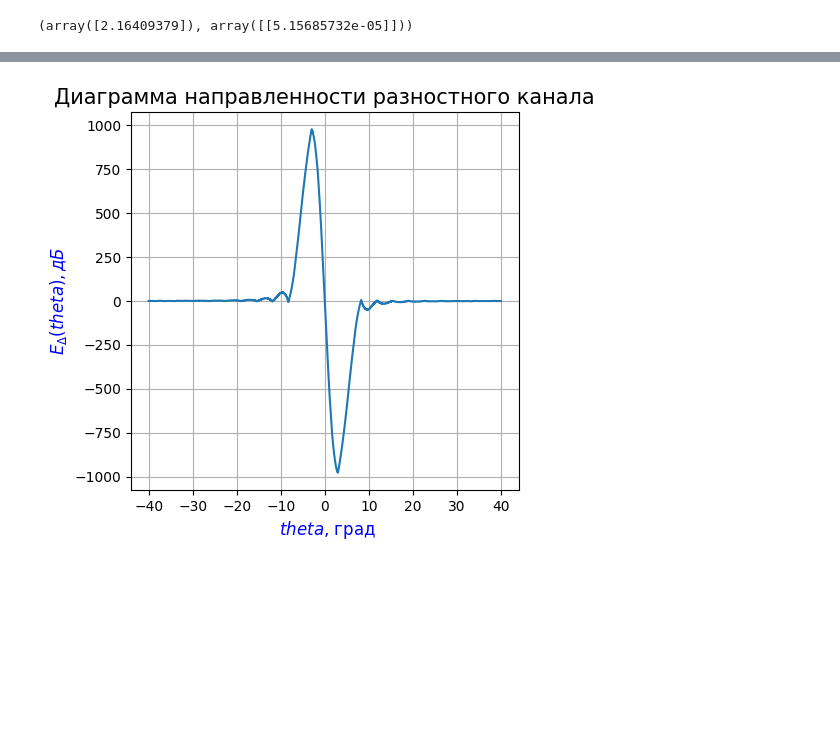
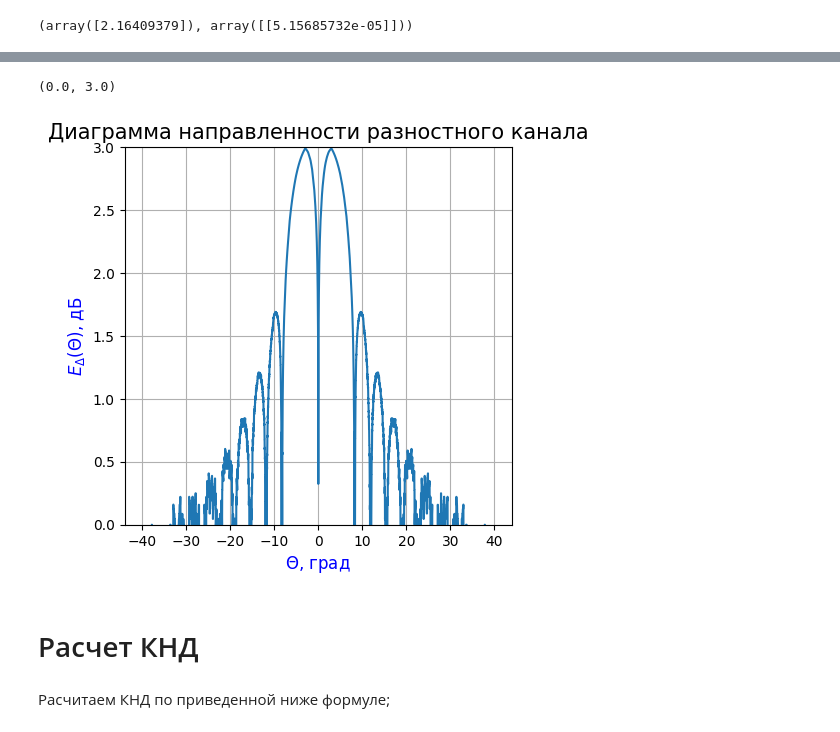
Before and after one commit to AlfaIV/Microwave-and-Antennas-LabWork, a Jupyter notebook: Лабораторная_работа_№3_СВЧ_и_Антенны_ipynb.ipynb, the cells around one changed output, grey strips where cells are left out. Drawn from its saved outputs; the diff is of its cells as text; code cells hidden in the pictures; blank space fills up the shorter version.

```diff
--- a/Лабораторная_работа_№3_СВЧ_и_Антенны_ipynb.ipynb
+++ b/Лабораторная_работа_№3_СВЧ_и_Антенны_ipynb.ipynb
@@ -131,6 +171,8 @@ E_Delta = lambda theta:   E_sum_theta(theta + Delta_theta)  - E_sum_theta(theta
 # -E_sum_theta(theta + math.atan(delta/F))
 # + E_sum_theta(theta - math.atan(delta/F))
 data_E_Delta_theta = (list(map(E_Delta,theta)))
-
-theta = list(map(math.degrees,theta))#конвертация радиан в градусы
+data_E_sum_theta_plus = [E_sum_theta(i + Delta_theta) for i in theta]
+data_E_sum_theta_minus = [E_sum_theta(i - Delta_theta) for i in theta]
+#data_E_Delta_theta_lg = np.abs(data_E_Delta_theta)
+theta = (list(map(math.degrees,theta)))#конвертация радиан в градусы
 #data_E_Delta_theta
@@ -137,10 +196,19 @@ theta = list(map(math.degrees,theta))#конвертация радиан в г
+# %%
+data_E_Delta_theta_db = np.log10(np.abs(data_E_Delta_theta))
 # %%
 plt.figure(figsize=(5,5),dpi = 100)
-plt.plot(theta, (data_E_Delta_theta), label='$\overline{A(r)}$')
+plt.plot(theta, (data_E_Delta_theta_db)
+         )
 plt.title("Диаграмма направленности разностного канала", fontsize=15)
-plt.xlabel('$\ theta$, град', fontsize=12, color='blue')
+plt.xlabel('$Θ$, град', fontsize=12, color='blue')
 #plt.legend()
-plt.ylabel('$E_{\Delta}(theta), дБ$', fontsize=12, color='blue')
+plt.ylabel('$E_{\Delta}(Θ)$, дБ', fontsize=12, color='blue')
 plt.grid(True)
+plt.ylim([0, 3])
 # %% [output]
+(0.0, 3.0)
-[figure, old version]
+[figure, new version]
+# %% [markdown]
+# Расчет КНД
+# %% [markdown]
+Расчитаем КНД по приведенной ниже формуле;
```
Also changed, not shown: parts of 47 cells of this notebook.
